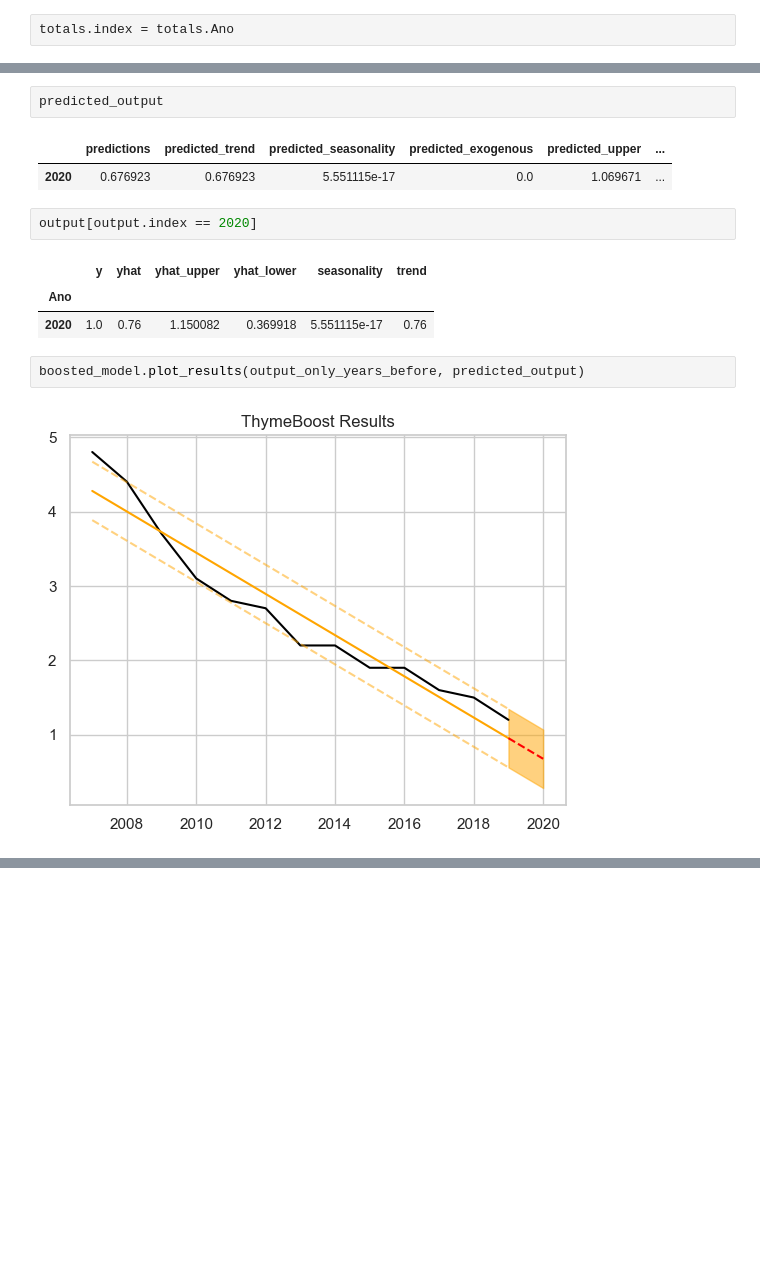
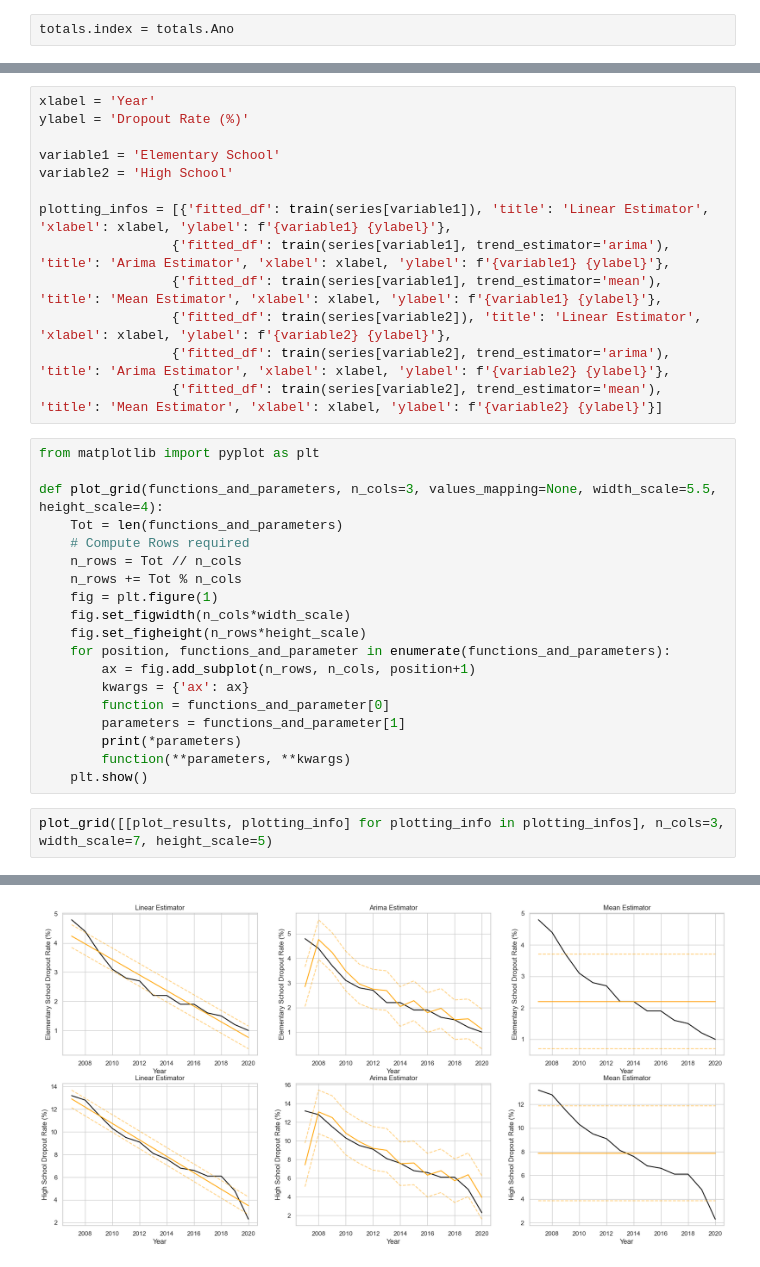
Before and after one commit to aianshay/covid-impacts-on-education, a Jupyter notebook: viz_rq5.ipynb, the cells around one changed output, grey strips where cells are left out. Drawn from its saved outputs; the diff is of its cells as text; blank space fills up the shorter version.

```diff
--- a/viz_rq5.ipynb
+++ b/viz_rq5.ipynb
@@ -361,15 +326,35 @@ predicted_output.index = [2020]
-# %%
-predicted_output
-# %% [output]
-|  | predictions | predicted_trend | predicted_seasonality | predicted_exogenous | predicted_upper | ... |
-| 2020 | 0.676923 | 0.676923 | 5.551115e-17 | 0.0 | 1.069671 | ... |
-# %%
-output[output.index == 2020]
-# %% [output]
-|  | y | yhat | yhat_upper | yhat_lower | seasonality | trend |
-| Ano |  |  |  |  |  |  |
-| 2020 | 1.0 | 0.76 | 1.150082 | 0.369918 | 5.551115e-17 | 0.76 |
-# %%
-boosted_model.plot_results(output_only_years_before, predicted_output)
-# %% [output]
-[figure, removed]
+# %%
+xlabel = 'Year'
+ylabel = 'Dropout Rate (%)'
+
+variable1 = 'Elementary School'
+variable2 = 'High School'
+
+plotting_infos = [{'fitted_df': train(series[variable1]), 'title': 'Linear Estimator', 'xlabel': xlabel, 'ylabel': f'{variable1} {ylabel}'},
+                 {'fitted_df': train(series[variable1], trend_estimator='arima'), 'title': 'Arima Estimator', 'xlabel': xlabel, 'ylabel': f'{variable1} {ylabel}'},
+                 {'fitted_df': train(series[variable1], trend_estimator='mean'), 'title': 'Mean Estimator', 'xlabel': xlabel, 'ylabel': f'{variable1} {ylabel}'},
+                 {'fitted_df': train(series[variable2]), 'title': 'Linear Estimator', 'xlabel': xlabel, 'ylabel': f'{variable2} {ylabel}'},
+                 {'fitted_df': train(series[variable2], trend_estimator='arima'), 'title': 'Arima Estimator', 'xlabel': xlabel, 'ylabel': f'{variable2} {ylabel}'},
+                 {'fitted_df': train(series[variable2], trend_estimator='mean'), 'title': 'Mean Estimator', 'xlabel': xlabel, 'ylabel': f'{variable2} {ylabel}'}]
+# %%
+from matplotlib import pyplot as plt
+
+def plot_grid(functions_and_parameters, n_cols=3, values_mapping=None, width_scale=5.5, height_scale=4):
+    Tot = len(functions_and_parameters)
+    # Compute Rows required
+    n_rows = Tot // n_cols
+    n_rows += Tot % n_cols
+    fig = plt.figure(1)
+    fig.set_figwidth(n_cols*width_scale)
+    fig.set_figheight(n_rows*height_scale)
+    for position, functions_and_parameter in enumerate(functions_and_parameters):
+        ax = fig.add_subplot(n_rows, n_cols, position+1)
+        kwargs = {'ax': ax}
+        function = functions_and_parameter[0]
+        parameters = functions_and_parameter[1]
+        print(*parameters)
+        function(**parameters, **kwargs)
+    plt.show()
+# %%
+plot_grid([[plot_results, plotting_info] for plotting_info in plotting_infos], n_cols=3, width_scale=7, height_scale=5)
+# %% [output]
@@ -375,0 +367 @@ boosted_model.plot_results(output_only_years_before, predicted_output)
+[figure, added]
```
Also changed, not shown: parts of 18 cells of this notebook.
